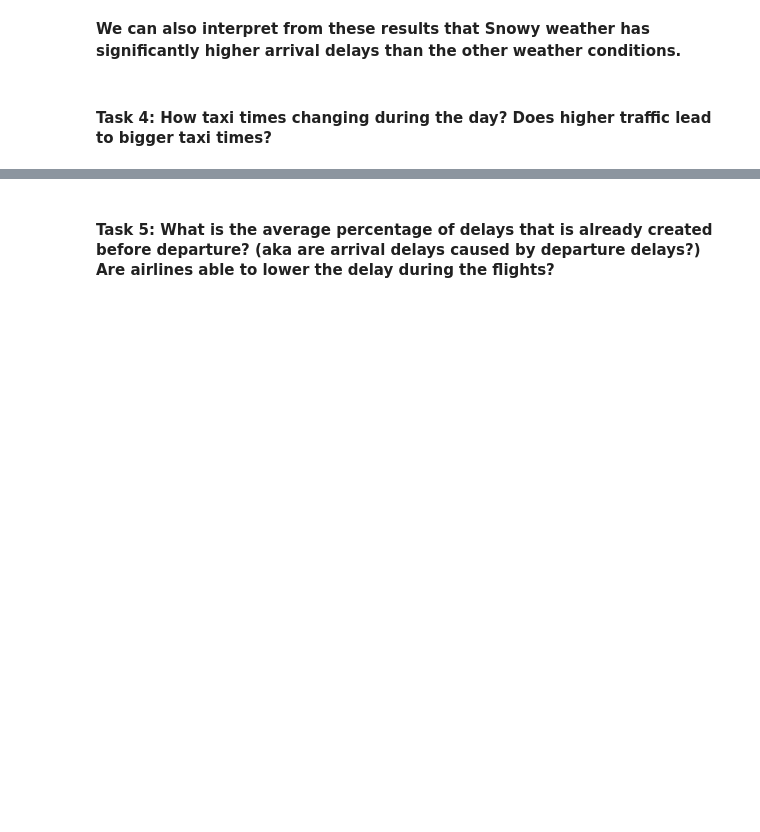
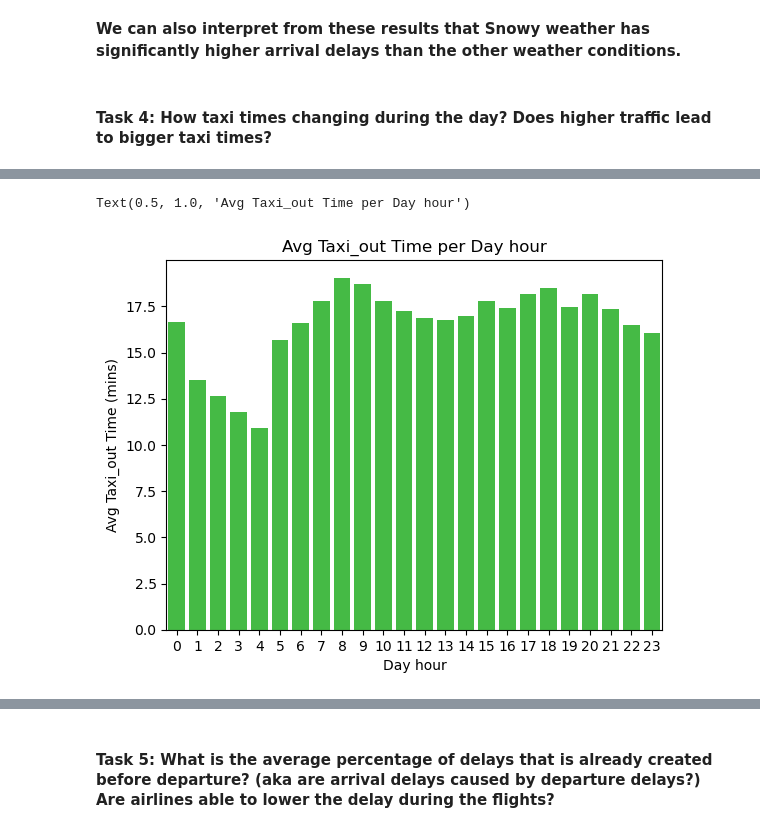
Before and after one commit to hhlim376/Flight_Project, a Jupyter notebook: exploratory_analysisV1.ipynb, the cells around one changed output, grey strips where cells are left out. Drawn from its saved outputs; the diff is of its cells as text; code cells hidden in the pictures; blank space fills up the shorter version.

```diff
--- a/exploratory_analysisV1.ipynb
+++ b/exploratory_analysisV1.ipynb
@@ -410,0 +446,10 @@ For Sunny, Cloudy and Rainy Weather <br/>
+# %%
+ax = sns.barplot(data=df_taxi_out , x='departure_hour', y='avg_taxi_out', color = 'limegreen')
+
+##Labels and title
+ax.set_xlabel('Day hour')
+ax.set_ylabel('Avg Taxi_out Time (mins)')
+ax.set_title('Avg Taxi_out Time per Day hour')
+# %% [output]
+Text(0.5, 1.0, 'Avg Taxi_out Time per Day hour')
+[figure, added]
```
Also changed, not shown: parts of 7 cells of this notebook, 1 other file.
